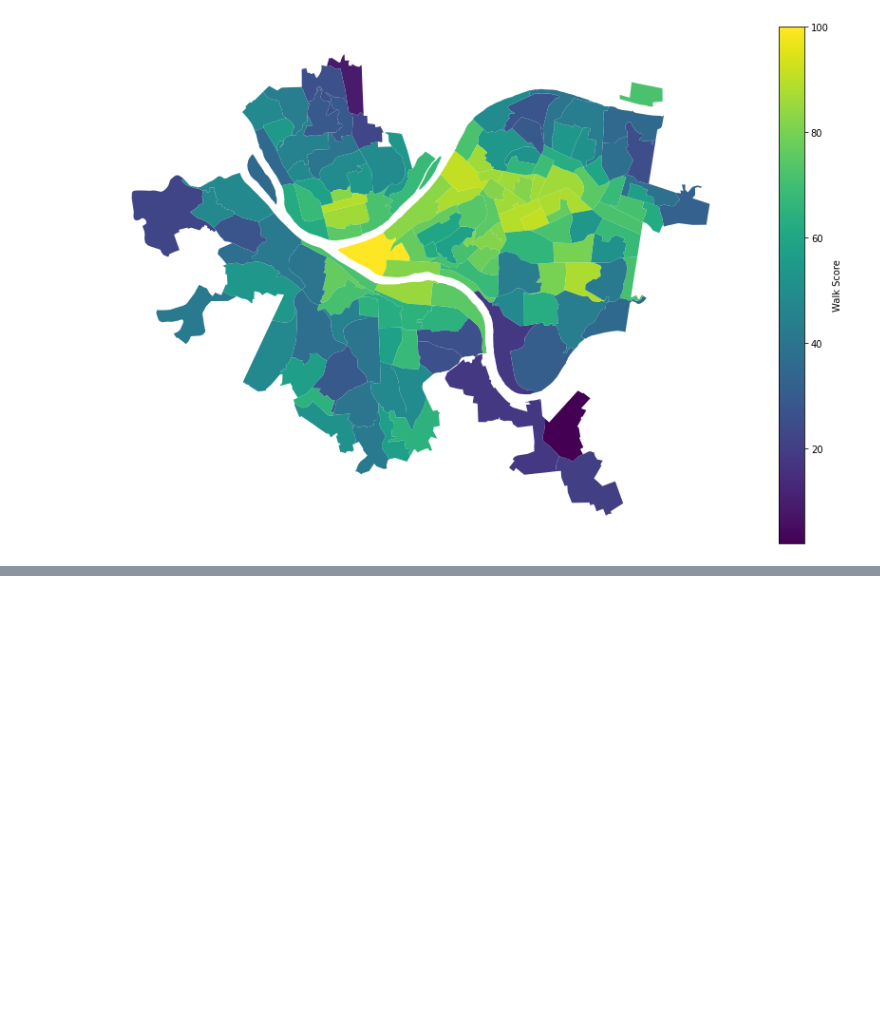
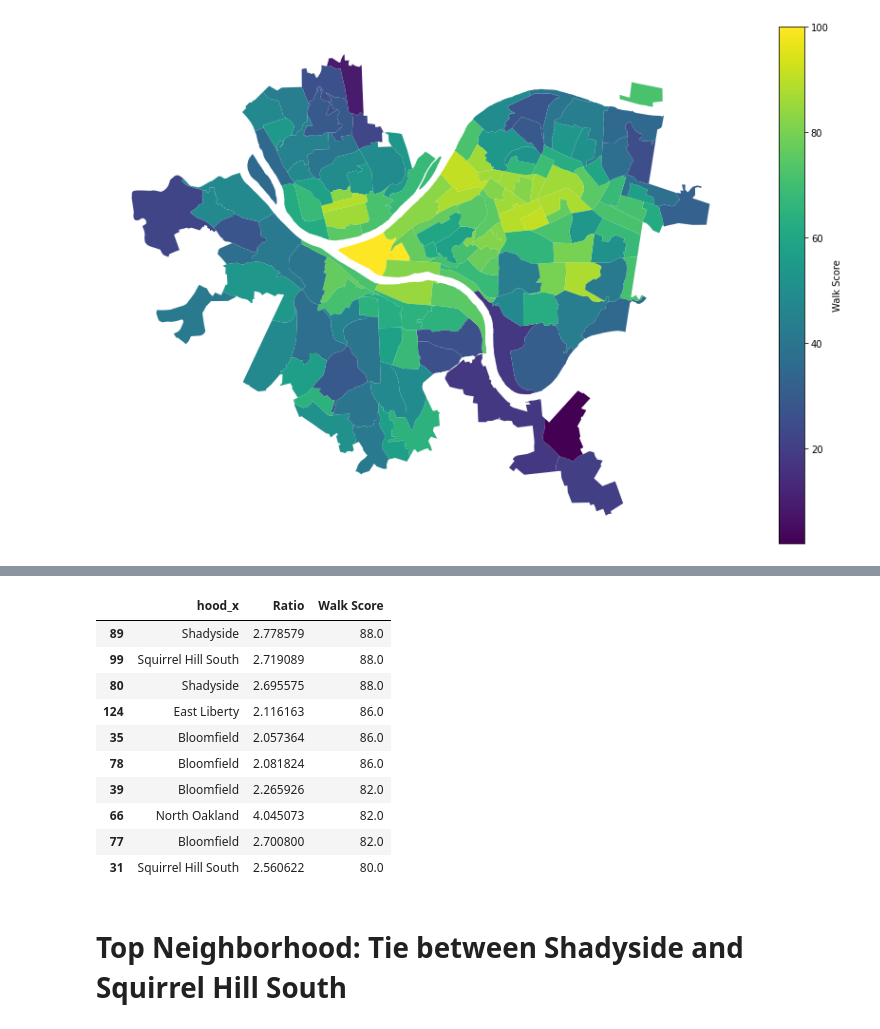
Before and after one commit to justintometich/CMPINF0010_Final_Project, a Jupyter notebook: jut26_walkability_analysis.ipynb, the cells around one changed output, grey strips where cells are left out. Saved outputs shown, nothing was run; the diff lists cells and outputs as text; code cells hidden in the pictures; blank space fills up the shorter version.

```diff
--- a/jut26_walkability_analysis.ipynb
+++ b/jut26_walkability_analysis.ipynb
@@ -87,0 +109,16 @@ walk_scores_with_neighborhood.plot(column = "Walk Score", legend = True, legend_
+# %%
+sidewalks_and_walk_scores_combined_masked[["hood_x", "Ratio", "Walk Score"]].sort_values("Walk Score", ascending=False).head(10)
+# %% [output]
+|  | hood_x | Ratio | Walk Score |
+| 89 | Shadyside | 2.778579 | 88.0 |
+| 99 | Squirrel Hill South | 2.719089 | 88.0 |
+| 80 | Shadyside | 2.695575 | 88.0 |
+| 124 | East Liberty | 2.116163 | 86.0 |
+| 35 | Bloomfield | 2.057364 | 86.0 |
+| 78 | Bloomfield | 2.081824 | 86.0 |
+| 39 | Bloomfield | 2.265926 | 82.0 |
+| 66 | North Oakland | 4.045073 | 82.0 |
+| 77 | Bloomfield | 2.700800 | 82.0 |
+| 31 | Squirrel Hill South | 2.560622 | 80.0 |
+# %% [markdown]
+# Top Neighborhood: Tie between Shadyside and Squirrel Hill South
```
Also changed, not shown: parts of 7 cells of this notebook.
